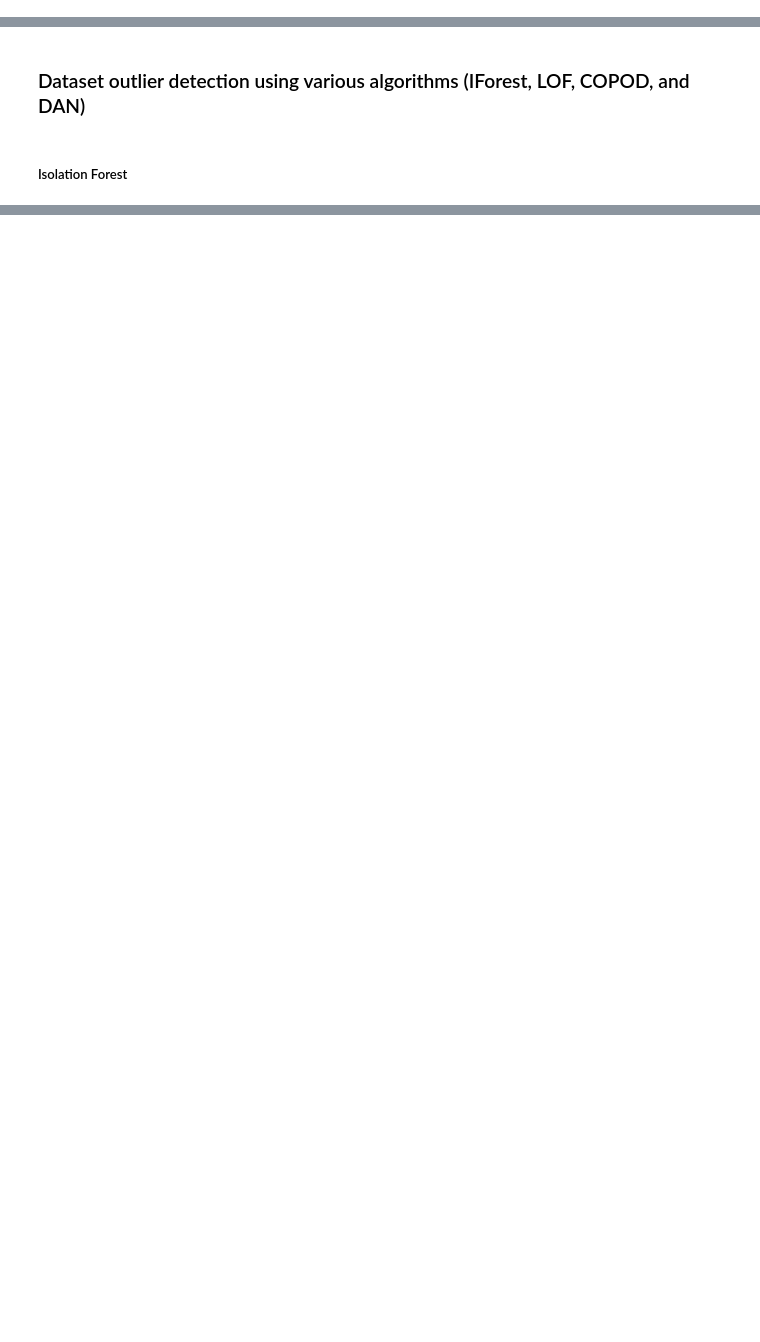
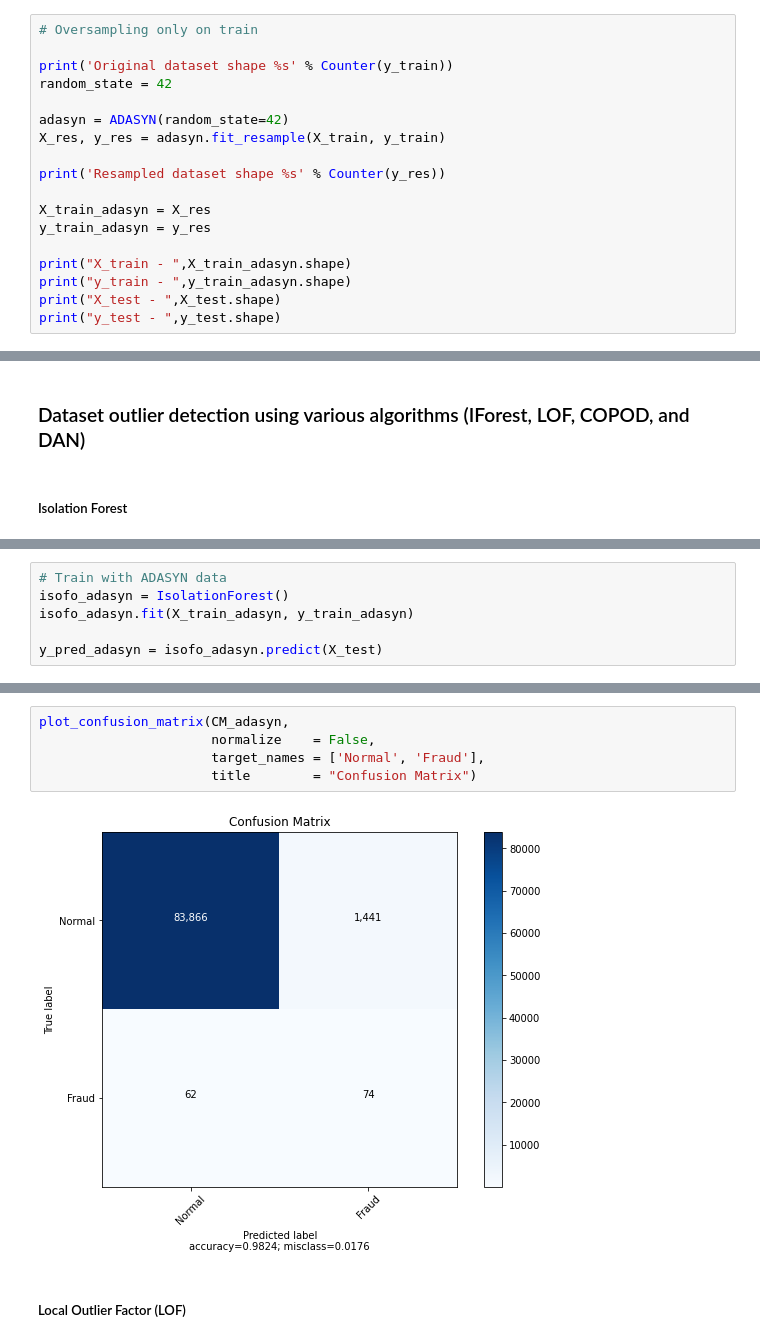
Before and after one commit to OdenDavid/Credit-Card-Fraud-Detection, a Jupyter notebook: project.ipynb, the cells around one changed output, grey strips where cells are left out. Drawn from its saved outputs; the diff is of its cells as text; blank space fills up the shorter version.

```diff
--- a/project.ipynb
+++ b/project.ipynb
@@ -423,0 +401,18 @@ plt.show()"""
+# %%
+# Oversampling only on train
+
+print('Original dataset shape %s' % Counter(y_train))
+random_state = 42
+
+adasyn = ADASYN(random_state=42)
+X_res, y_res = adasyn.fit_resample(X_train, y_train)
+
+print('Resampled dataset shape %s' % Counter(y_res))
+
+X_train_adasyn = X_res
+y_train_adasyn = y_res
+
+print("X_train - ",X_train_adasyn.shape)
+print("y_train - ",y_train_adasyn.shape)
+print("X_test - ",X_test.shape)
+print("y_test - ",y_test.shape)
@@ -526,0 +443,6 @@ scores2 = cross_validate(pipeline, XcopyALL, OnlyClass, scoring=scoring, cv=cv2)
+# %%
+# Train with ADASYN data
+isofo_adasyn = IsolationForest()
+isofo_adasyn.fit(X_train_adasyn, y_train_adasyn)
+
+y_pred_adasyn = isofo_adasyn.predict(X_test)
@@ -526,0 +536,9 @@ scores2 = cross_validate(pipeline, XcopyALL, OnlyClass, scoring=scoring, cv=cv2)
+# %%
+plot_confusion_matrix(CM_adasyn,
+                      normalize    = False,
+                      target_names = ['Normal', 'Fraud'],
+                      title        = "Confusion Matrix")
+# %% [output]
+[figure, added]
+# %% [markdown]
+##### Local Outlier Factor (LOF)
```
Also changed, not shown: parts of 34 cells of this notebook.
